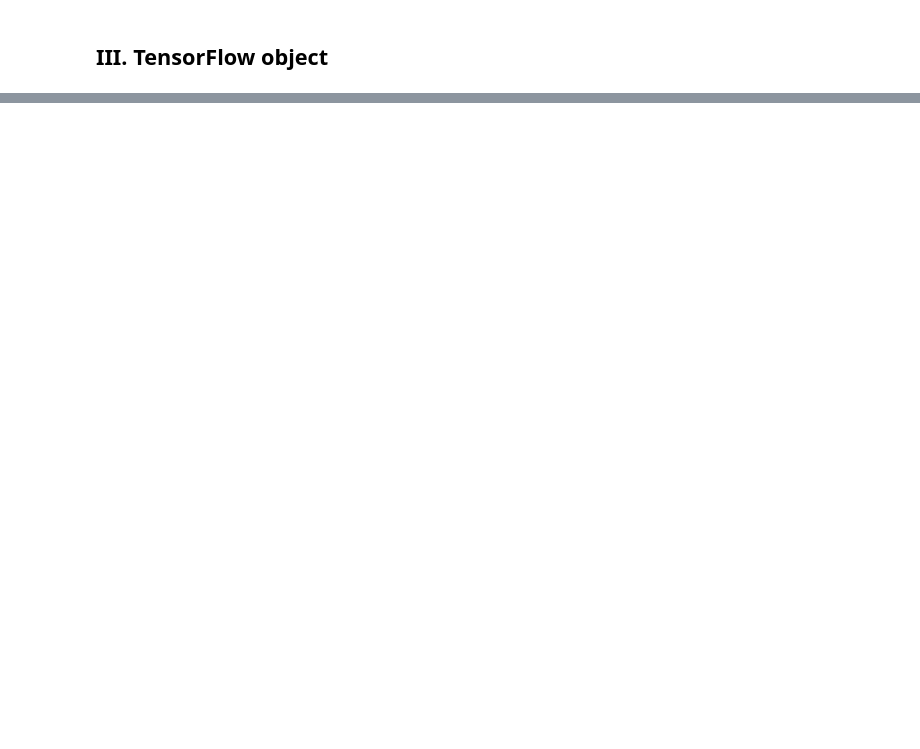
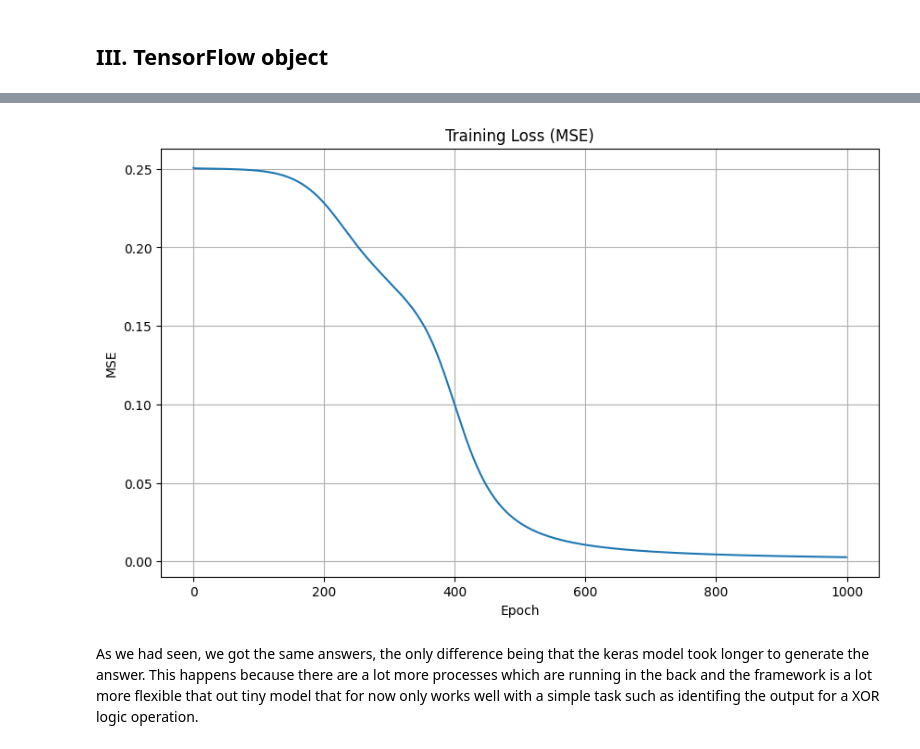
Before and after one commit to Tsunbert/neural-networks, a Jupyter notebook: xor-nn.ipynb, the cells around one changed output, grey strips where cells are left out. Drawn from its saved outputs; the diff is of its cells as text; code cells hidden in the pictures; blank space fills up the shorter version.

```diff
--- a/xor-nn.ipynb
+++ b/xor-nn.ipynb
@@ -295,0 +308,20 @@ Input: [1 1] -> Predicted: 0.0145, Actual: 0
+# %%
+# XOR dataset
+X = np.array([[0,0], [0,1], [1,0], [1,1], [0,0], [1,0], [0,1], [1,1]])
+y = np.array([[0], [1], [1], [0], [0], [1], [1], [0]])
+
+
+model = keras.Sequential()
+
+model.add(Dense(units=2, input_shape=(2,), activation='sigmoid'))
+model.add(Dense(units=1, activation='sigmoid'))
+
+
+# Uusing optimizer with higher learning rate, as seen above, the model will perform better because of the simple dataset
+sgd_optimizer = tf.keras.optimizers.SGD(learning_rate=2.1,
+                                        momentum = 0.05)
+adam_optimizer = tf.keras.optimizers.Adam(learning_rate=1.5)
+
+model.compile(optimizer=sgd_optimizer, loss='mean_squared_error')
+
+history = model.fit(X, y, epochs=1000, verbose=1)
@@ -295,0 +359,12 @@ Input: [1 1] -> Predicted: 0.0145, Actual: 0
+# %%
+plt.figure(figsize=(10, 6))
+plt.plot(history.history['loss'])
+plt.title('Training Loss (MSE)')
+plt.xlabel('Epoch')
+plt.ylabel('MSE')
+plt.grid(True)
+plt.show()
+# %% [output]
+[figure, added]
+# %% [markdown]
+As we had seen, we got the same answers, the only difference being that the keras model took longer to generate the answer. This happens because there are a lot more processes which are running in the back and the framework is a lot more flexible that out tiny model that for now only works well with a simple task such as identifing the output for a XOR logic operation.
```
Also changed, not shown: parts of 9 cells of this notebook.
